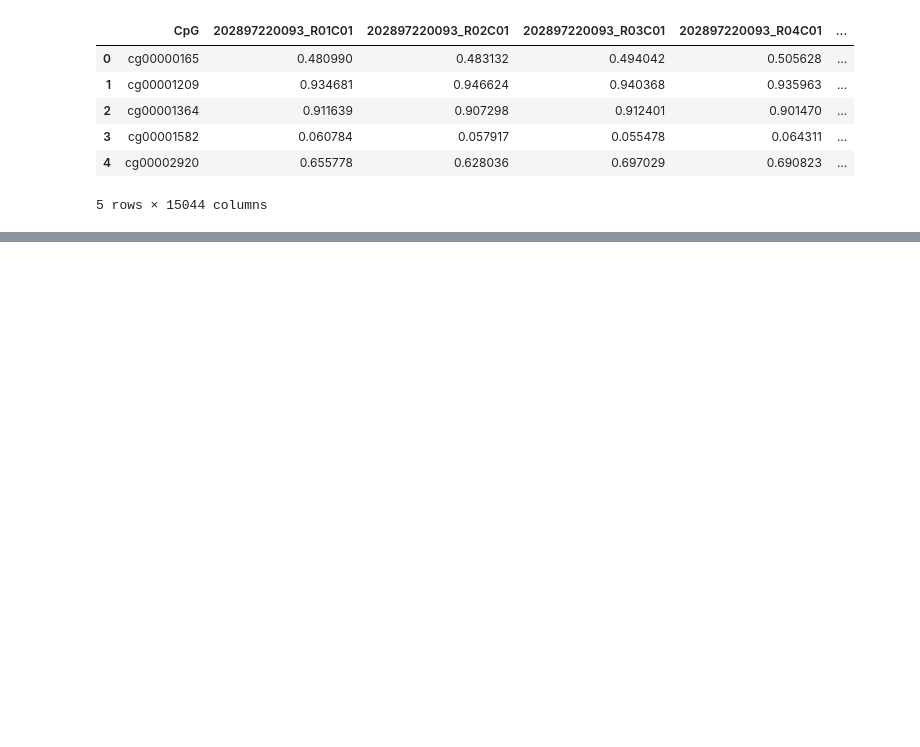
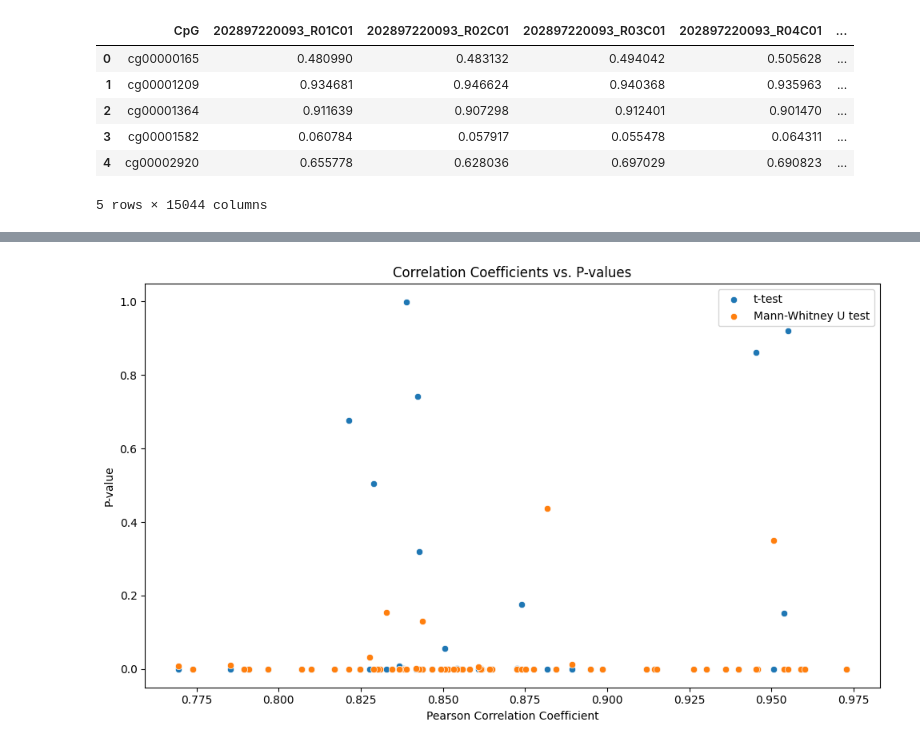
Before and after one commit to AntunesCSR/ChallengingClockUniversality, a Jupyter notebook: Mammal_Methylation_Levels/CpG_averages.ipynb, the cells around one changed output, grey strips where cells are left out. Saved outputs shown, nothing was run; the diff lists cells and outputs as text; code cells hidden in the pictures; blank space fills up the shorter version.

```diff
--- a/Mammal_Methylation_Levels/CpG_averages.ipynb
+++ b/Mammal_Methylation_Levels/CpG_averages.ipynb
@@ -72,0 +471,13 @@ clock_1_top100CpG.head()
+# %%
+# 2. Scatter Plot for Correlation Coefficients and P-values
+plt.figure(figsize=(10, 6))
+sns.scatterplot(x='Pearsons Correlation', y='P-value (t-test)', data=comparison_results_df, label='t-test')
+sns.scatterplot(x='Pearsons Correlation', y='P-value (Mann-Whitney U test)', data=comparison_results_df, label='Mann-Whitney U test')
+plt.title('Correlation Coefficients vs. P-values')
+plt.xlabel('Pearson Correlation Coefficient')
+plt.ylabel('P-value')
+plt.legend()
+plt.tight_layout()
+plt.show()
+# %% [output]
+[figure, added]
```
Also changed, not shown: parts of 47 cells of this notebook, 5 other files.
